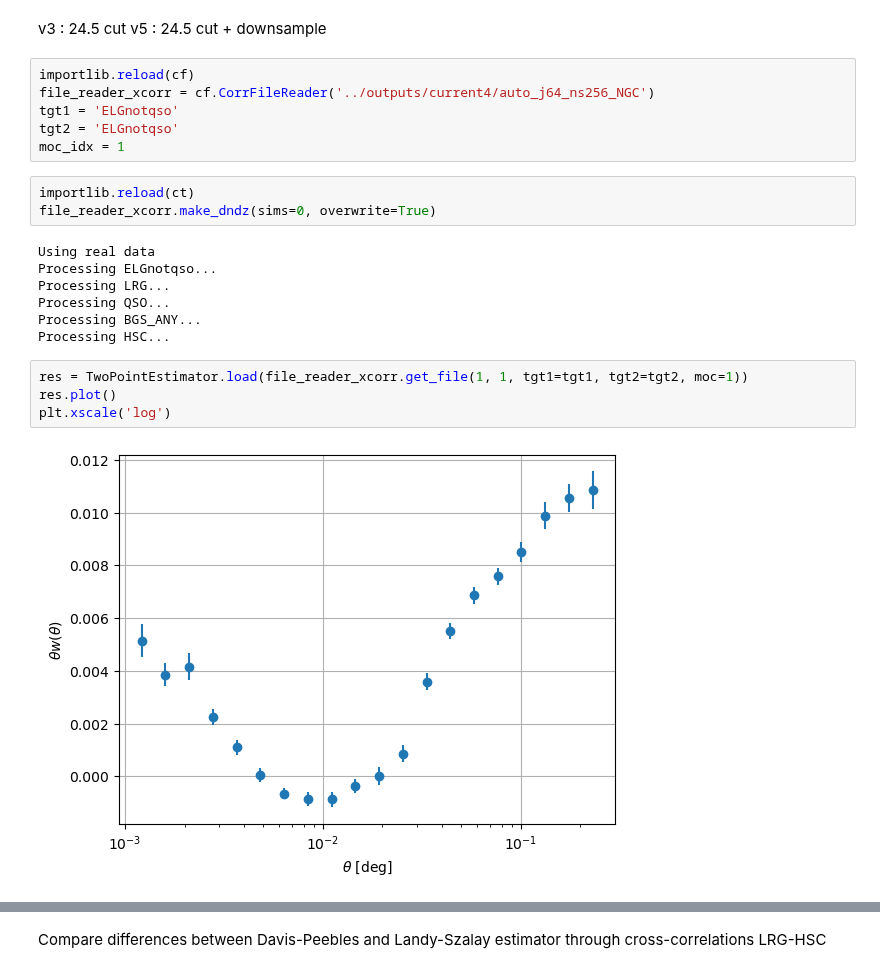
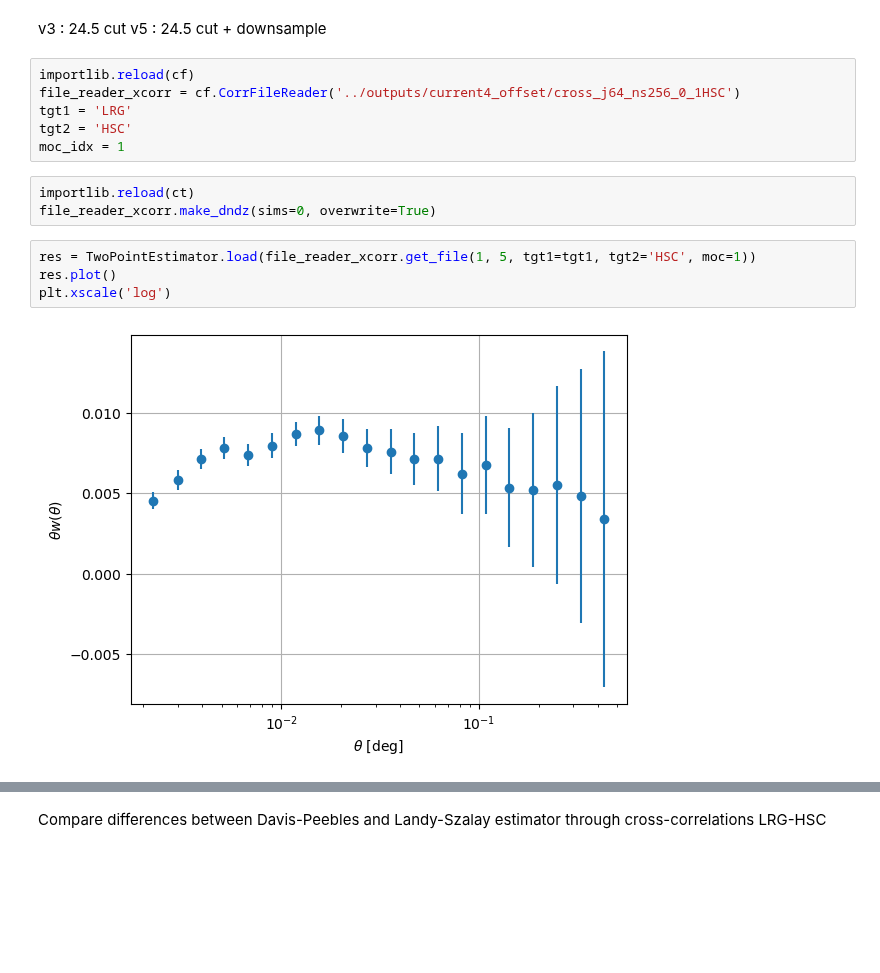
Before and after one commit to JeanCHDJdev/desi-y3-hsc, a Jupyter notebook: src/statistics/nb/plot_crosscorr.ipynb, the cells around one changed output, grey strips where cells are left out. Cells and saved outputs as stored; diff of their text form; blank space fills up the shorter version.

```diff
--- a/src/statistics/nb/plot_crosscorr.ipynb
+++ b/src/statistics/nb/plot_crosscorr.ipynb
@@ -48,26 +48,19 @@ v3 : 24.5 cut
 v5 : 24.5 cut + downsample
 # %%
 importlib.reload(cf)
-file_reader_xcorr = cf.CorrFileReader('../outputs/current4/auto_j64_ns256_NGC')
-tgt1 = 'ELGnotqso'
-tgt2 = 'ELGnotqso'
+file_reader_xcorr = cf.CorrFileReader('../outputs/current4_offset/cross_j64_ns256_0_1HSC')
+tgt1 = 'LRG'
+tgt2 = 'HSC'
 moc_idx = 1
 # %%
 importlib.reload(ct)
 file_reader_xcorr.make_dndz(sims=0, overwrite=True)
-# %% [output]
-Using real data
-Processing ELGnotqso...
-Processing LRG...
-Processing QSO...
-Processing BGS_ANY...
-Processing HSC...
 # %%
-res = TwoPointEstimator.load(file_reader_xcorr.get_file(1, 1, tgt1=tgt1, tgt2=tgt2, moc=1))
+res = TwoPointEstimator.load(file_reader_xcorr.get_file(1, 5, tgt1=tgt1, tgt2='HSC', moc=1))
 res.plot()
 plt.xscale('log')
 # %% [output]
-[figure, old version]
+[figure, new version]
 # %%
 fig, axs = plt.subplots(4, 4, figsize=(25, 20), sharex=True, sharey=True)
 bins_tgt1 = file_reader_xcorr.get_bins(tgt1)
```
Also changed, not shown: parts of 2 cells of this notebook, 4 other files.
